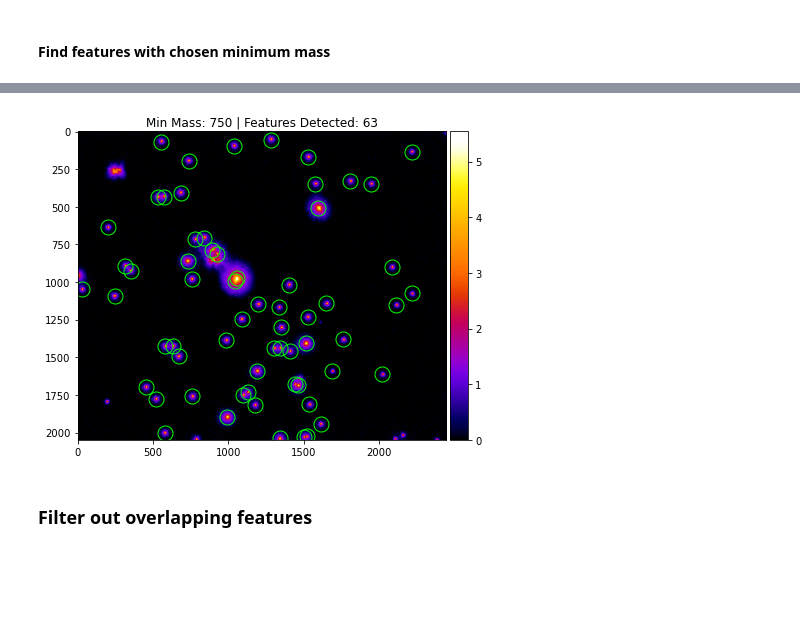
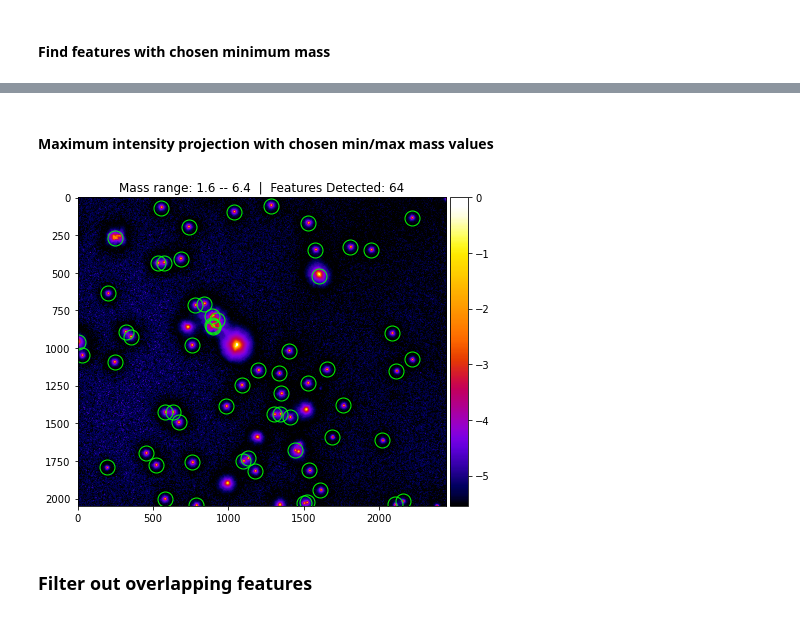
Before and after one commit to hoogenboom-group/PSF-Extractor, a Jupyter notebook: notebooks/walkthrough.ipynb, the cells around one changed output, grey strips where cells are left out. Saved outputs shown, nothing was run; the diff lists cells and outputs as text; code cells hidden in the pictures; blank space fills up the shorter version.

```diff
--- a/notebooks/walkthrough.ipynb
+++ b/notebooks/walkthrough.ipynb
@@ -136,6 +134,9 @@ min_masses = [50, 100, 500, 1000, 2000, 5000]
 ### Find features
 The appropriate minimum will vary from dataset to dataset. Here a number of minimum masses are experimented with so that the user can select the value they find appropriate.
 # %%
+# Locate features
+df_features = trackpy.locate(mip, diameters[1:])
+
 # Set up figure
 ncols = 3
 nrows = int(np.ceil(len(min_masses) / ncols))
@@ -145,11 +146,8 @@ fig, axes = plt.subplots(nrows=nrows, ncols=ncols, figsize=(6*ncols, 6*nrows))
 for i, min_mass in tqdm(enumerate(min_masses),
                         total=len(min_masses)):
 
-    # Locate features
-    df_features = trackpy.locate(mip,
-                                 diameter=diameters[1:]).reset_index(drop=True)
     # Filter based on raw mass
-    df_features = df_features.loc[df_features['raw_mass'] > min_mass]
+    df = df_features.loc[df_features['raw_mass'] > min_mass]
 
     # Plot max projection image
     ax = axes.flat[i]
@@ -159,8 +157,8 @@ for i, min_mass in tqdm(enumerate(min_masses),
                      where=mip!=0)
     ax.imshow(mpn_log, cmap=fire)
     # Plot detected features
-    ax.plot(df_features['x'], df_features['y'], ls='', color='#00ff00',
+    ax.plot(df['x'], df['y'], ls='', color='#00ff00',
             marker='o', ms=15, mfc='none', mew=1)
-    title = f'Min Mass: {min_mass} | Features Detected: {len(df_features):.0f}'
+    title = f'Min Mass: {min_mass:.1f} | Features Detected: {len(df):.0f}'
     ax.set_title(title)
 # %% [output]
@@ -169,12 +167,12 @@ for i, min_mass in tqdm(enumerate(min_masses),
 #### Find features with chosen minimum mass
 # %%
 # Update value
-min_mass = 750
+min_mass = 1.6
 
-# Locate features
-df_features = trackpy.locate(mipn,
-                             diameter=diameters[1:],
-                             minmass=min_mass).reset_index(drop=True)
+# Filter features
+df_features = df_features.loc[df_features['raw_mass'] > min_mass]\
+                         .reset_index()
+
 # Display a sample of located features
 df_features.head()
 # %% [output]
@@ -186,0 +221,10 @@ df_features.head()
+# %%
+# Update value
+max_mass = 6.4
+
+# Filter features
+df_features = df_features.loc[df_features['raw_mass'] < max_mass]\
+                         .reset_index()
+
+# Display a sample of located features
+df_features.head()
@@ -187,22 +238,24 @@ df_features.head()
+# %% [markdown]
+#### Maximum intensity projection with chosen min/max mass values
 # %%
 # Create figure
 fig, ax = plt.subplots(figsize=(7, 7))
 # Take log to enhance contrast (avoiding /b0 error)
-mpn_log = np.log(mipn,
-                 out=np.zeros_like(mipn),
-                 where=mipn!=0)
+mpn_log = np.log(mip,
+                 out=np.zeros_like(mip),
+                 where=mip!=0)
 im = ax.imshow(mpn_log, cmap=fire)
 # Plot detected features
 ax.plot(df_features['x'], df_features['y'], ls='', color='#00ff00',
         marker='o', ms=15, mfc='none', mew=1)
-title = f'Min Mass: {min_mass} | Features Detected: {len(df_features):.0f}'
+title = f'Mass range: {min_mass:.1f} -- {max_mass:.1f}  |  Features Detected: {len(df_features):.0f}'
 ax.set_title(title)
 # Colorbar
 div = make_axes_locatable(ax)
 cax = div.append_axes('right', size='5%', pad=0.05)
 plt.colorbar(im, cax=cax);
 # %% [output]
-[figure, old version]
+[figure, new version]
 # %% [markdown]
 ### Filter out overlapping features
 # %%
```
Also changed, not shown: parts of 10 cells of this notebook.
